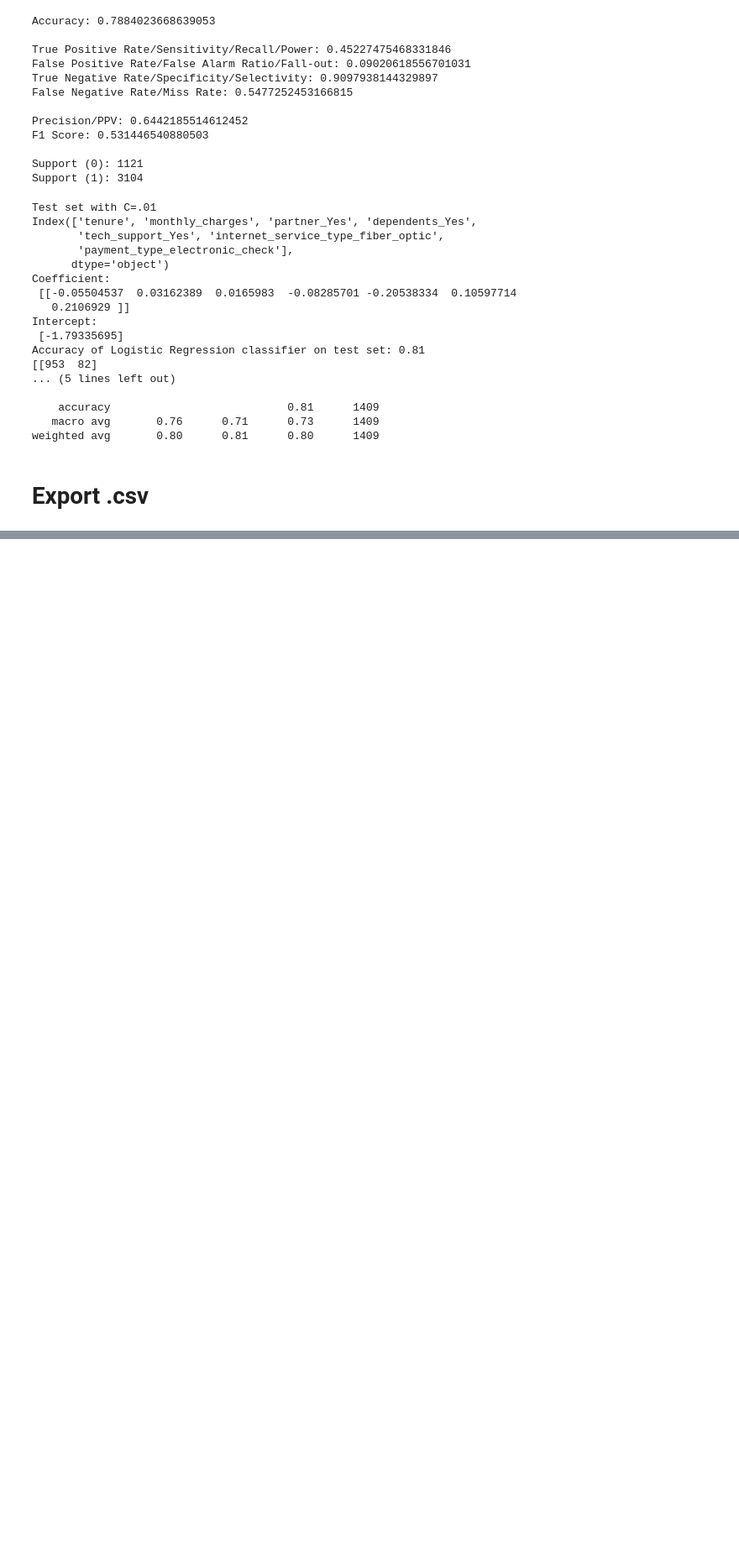
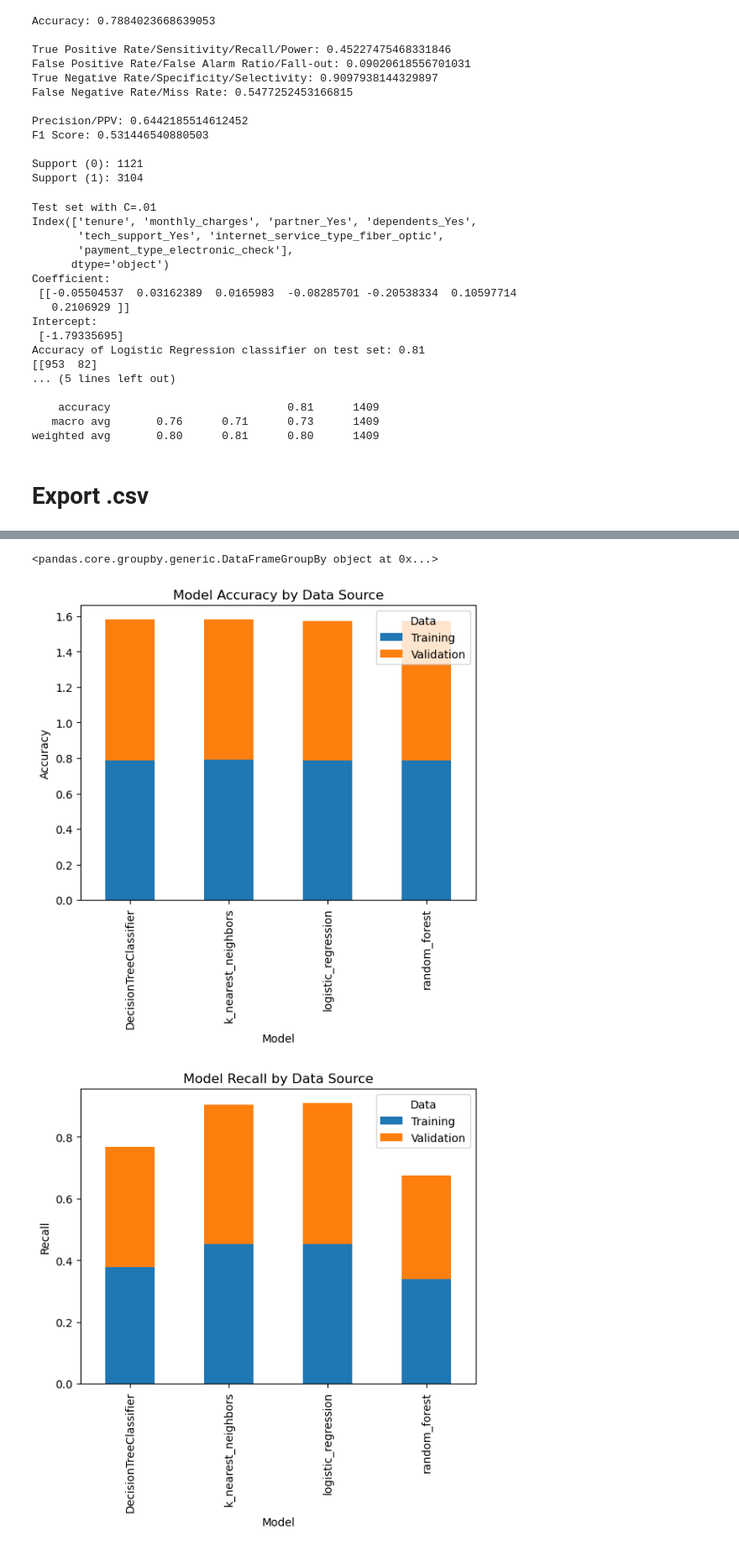
Before and after one commit to scottbarnett97/Telco-Classification-Project, a Jupyter notebook: telco_workbook.ipynb, the cells around one changed output, grey strips where cells are left out. Shown at 84% size. Saved outputs shown, nothing was run; the diff lists cells and outputs as text; code cells hidden in the pictures; blank space fills up the shorter version.

```diff
--- a/telco_workbook.ipynb
+++ b/telco_workbook.ipynb
@@ -1499,0 +1619,28 @@ pred_df.to_csv('predictions.csv', index=False)
+# %%
+results_df = get_models2()
+grouped_results = results_df.groupby(by='Data')
+grouped_results
+# %% [output]
+<pandas.core.groupby.generic.DataFrameGroupBy object at 0x...>
+# %%
+import matplotlib.pyplot as plt
+
+# group results by model and data source and calculate mean accuracy and recall
+grouped_results = results_df.groupby(["Model", "Data"]).mean()
+
+# plot stacked bar chart of accuracy
+grouped_results['Accuracy'].unstack().plot(kind='bar', stacked=True)
+plt.title('Model Accuracy by Data Source')
+plt.xlabel('Model')
+plt.ylabel('Accuracy')
+plt.show()
+
+# plot stacked bar chart of recall
+grouped_results['Recall'].unstack().plot(kind='bar', stacked=True)
+plt.title('Model Recall by Data Source')
+plt.xlabel('Model')
+plt.ylabel('Recall')
+plt.show()
+# %% [output]
+[figure, added]
+[figure, added]
```
Also changed, not shown: parts of 24 cells of this notebook, 4 other files.
